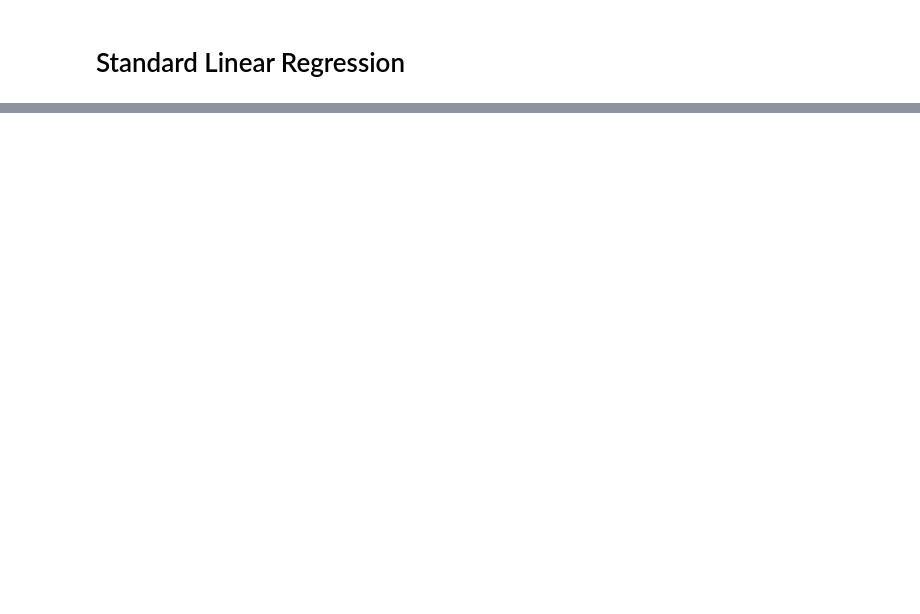
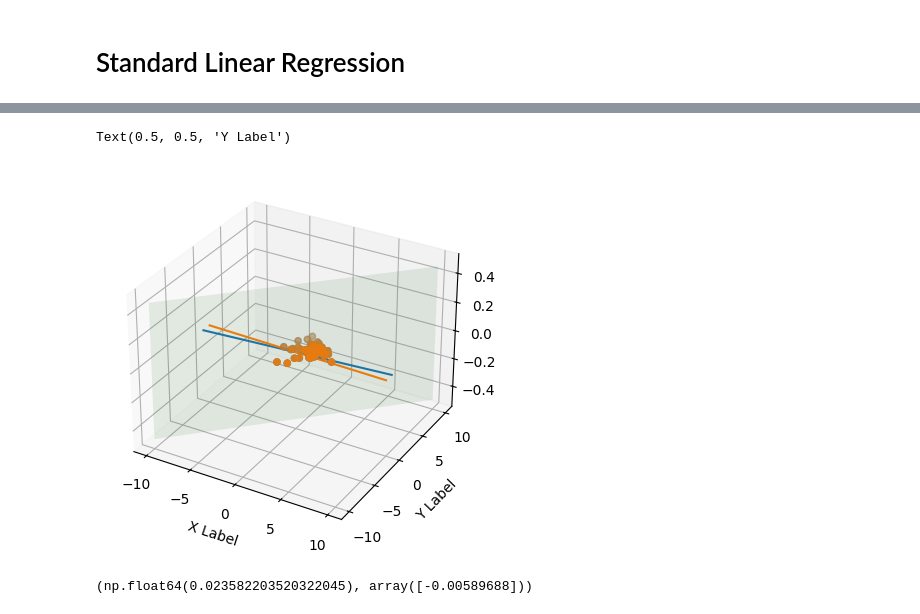
Before and after one commit to alexanderneva/nets, a Jupyter notebook: regression.ipynb, the cells around one changed output, grey strips where cells are left out. Cells and saved outputs as stored; diff of their text form; code cells hidden in the pictures; blank space fills up the shorter version.

```diff
--- a/regression.ipynb
+++ b/regression.ipynb
@@ -32,7 +32,6 @@ def grad_BCE(y,X,w):
     prediction = y_hat(X,w)
     return -X.T@(y - prediction)
 
-weights = np.random.normal(size=(X.shape[1],1))
 num_epochs=1000
 def training(X,y,num_epochs=100,eta=0.01):
     size=X.shape[1]
@@ -145,0 +163,26 @@ Text(0.5, 1.0, 'Loss function of 1000 iteration')
+# %%
+u = np.linspace(-10,10,50)
+v = np.linspace(-10,10,50)
+grid = np.meshgrid(u,v)
+w = weights
+b = bias
+ax = plt.figure().add_subplot(projection='3d')
+for i,vec in enumerate([u,v]):
+    ax.plot(vec,w[i]*vec+b)
+
+for m, zlow, zhigh in [('o', -50, -25), ('^', -30, -5)]:
+    xs = X_[:,0]
+    ys = X_[:,1]
+    zs = y
+    ax.scatter(xs, ys)
+ax.plot_surface(u,v,prediction(np.column_stack([u,v]),weights,b),alpha=0.1)
+
+ax.set_xlabel('X Label')
+ax.set_ylabel('Y Label')
+# %% [output]
+Text(0.5, 0.5, 'Y Label')
+[figure, added]
+# %%
+weights.mean(),bias[0]
+# %% [output]
+(np.float64(0.023582203520322045), array([-0.00589688]))
```
Also changed, not shown: parts of 6 cells of this notebook, 2 other files.
